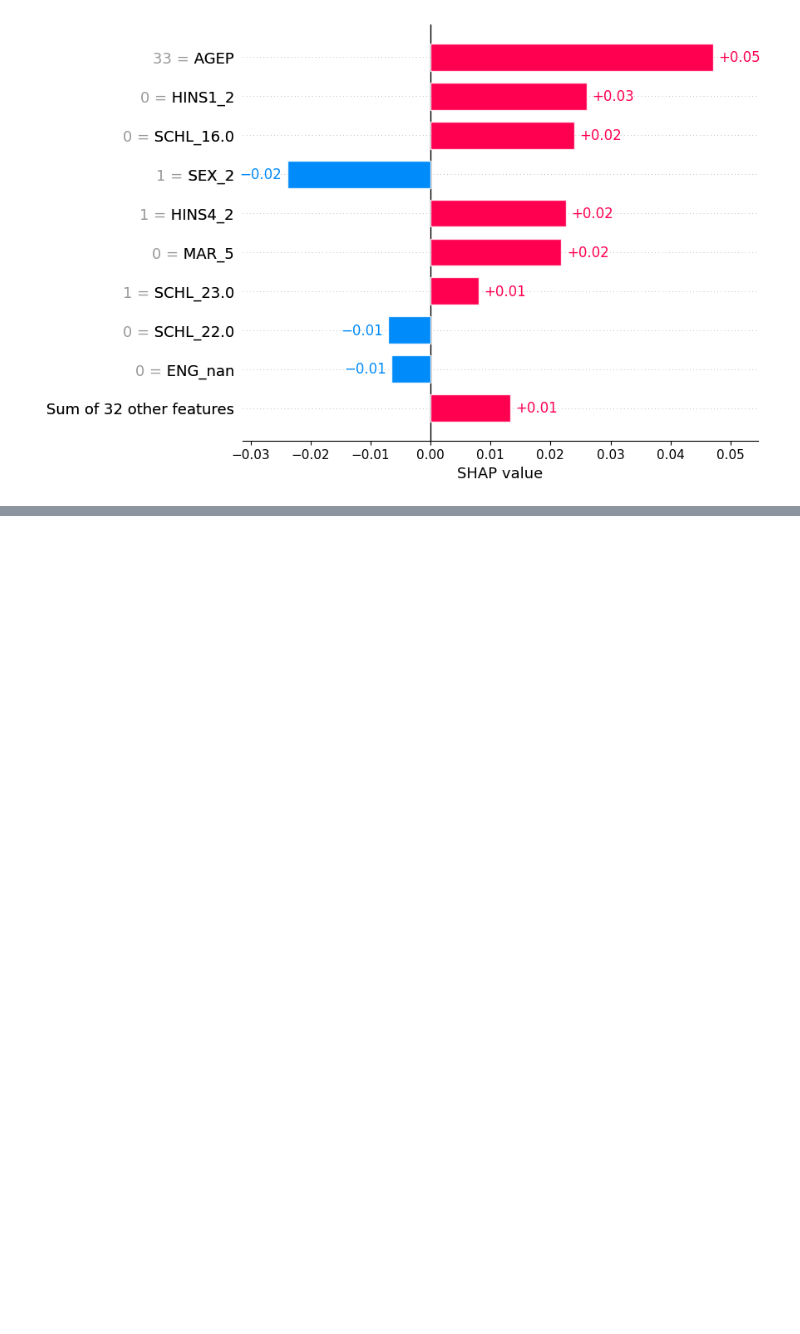
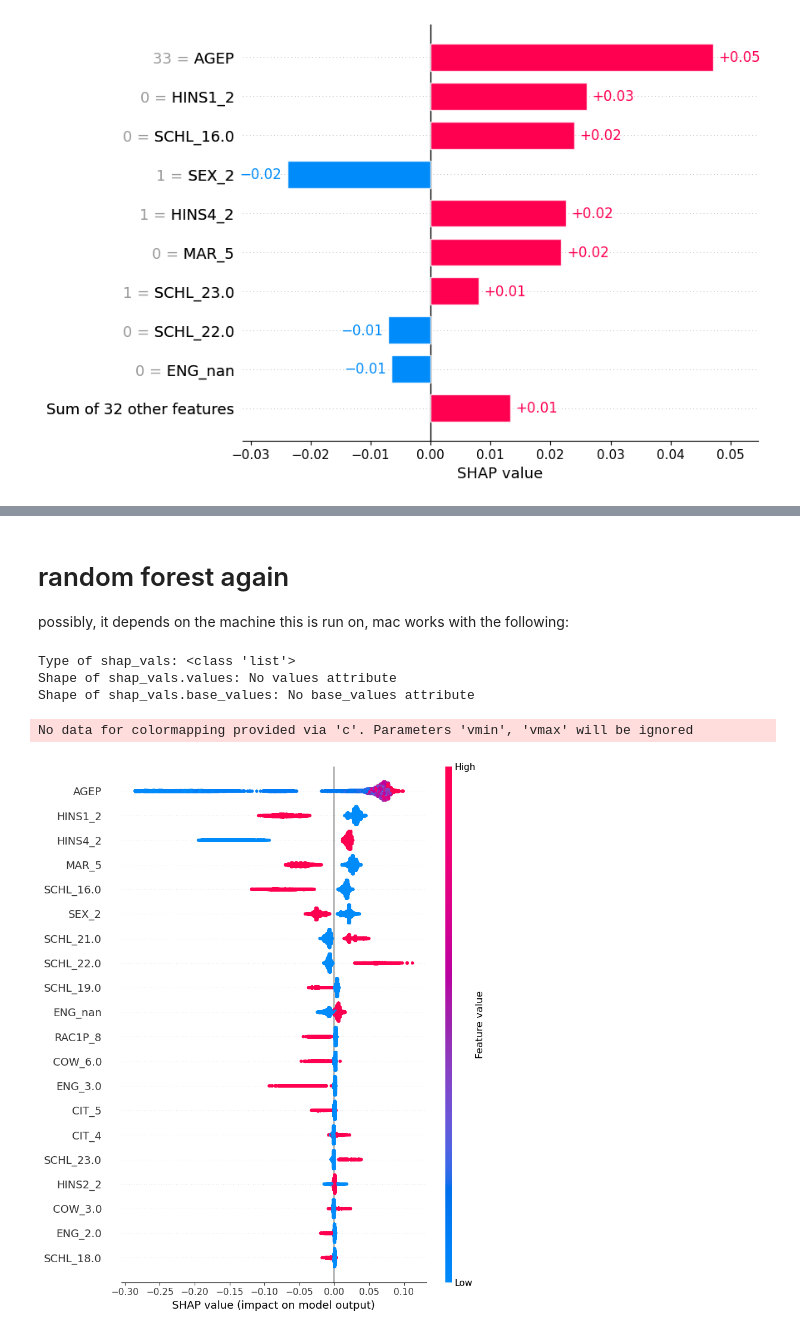
Before and after one commit to AlteaF/Algorithmic_Fairness_2025, a Jupyter notebook: AFAE2025-Assignment 1.ipynb, the cells around one changed output, grey strips where cells are left out. Saved outputs shown, nothing was run; the diff lists cells and outputs as text; code cells hidden in the pictures; blank space fills up the shorter version.

```diff
--- a/AFAE2025-Assignment 1.ipynb
+++ b/AFAE2025-Assignment 1.ipynb
@@ -434,10 +439,3 @@ shap.force_plot(shap_values_log[44], link="logit")
 # %% [output]
 [interactive output not drawn]
 <shap.plots._force.AdditiveForceVisualizer at 0x...>
-# %%
-#repeat random forest
-
-forest = RandomForestClassifier(max_depth = 5, random_state=23, n_jobs=-1, n_estimators=20)
-forest.fit(X_train, y_train)
-forest_y_pred = forest.predict(X_test)
-forest_y_prob = forest.predict_proba(X_test)[:, 1]
@@ -510,0 +510,24 @@ shap.force_plot(explainer_tree.expected_value[1], shap_values_to_plot[44])
+# %% [markdown]
+# random forest again
+
+possibly, it depends on the machine this is run on, mac works with the following:
+# %%
+explainer_tree = shap.TreeExplainer(forest, X_train, feature_names = np.array(X_train.columns))
+# %%
+shap_values_tree = explainer_tree.shap_values(X_test)
+# %%
+print("Type of shap_vals:", type(shap_values_tree))
+print("Shape of shap_vals.values:", shap_values_tree.values.shape if hasattr(shap_values_tree, "values") else "No values attribute")
+print("Shape of shap_vals.base_values:", shap_values_tree.base_values.shape if hasattr(shap_values_tree, "base_values") else "No base_values attribute")
+# %% [output]
+Type of shap_vals: <class 'list'>
+Shape of shap_vals.values: No values attribute
+Shape of shap_vals.base_values: No base_values attribute
+# %%
+if isinstance(shap_values_tree, list):
+    shap_values_tree = shap_values_tree[1]
+# %%
+shap.summary_plot(shap_values_tree, X_test, feature_names=X_test.columns)
+# %% [output]
+No data for colormapping provided via 'c'. Parameters 'vmin', 'vmax' will be ignored
+[figure, added]
```
Also changed, not shown: parts of 19 cells of this notebook, 12 other files.
